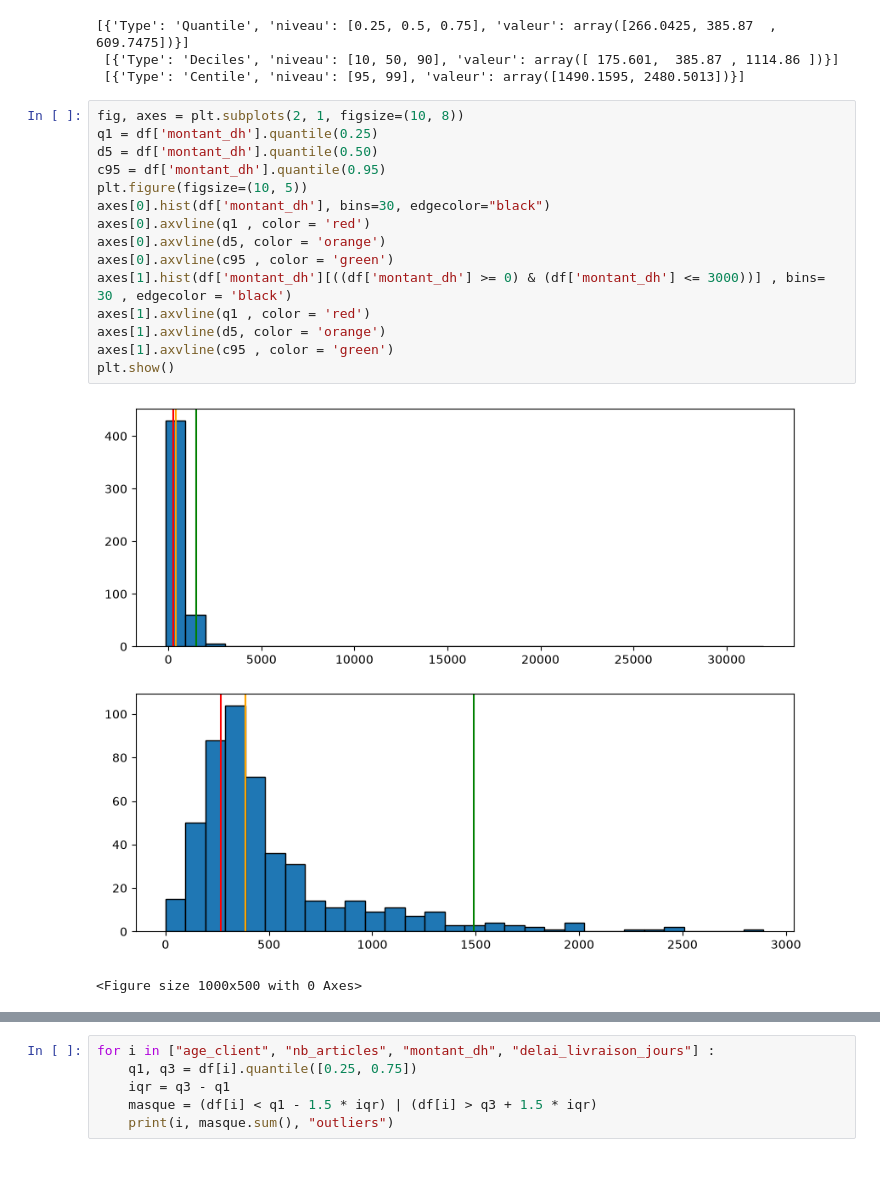
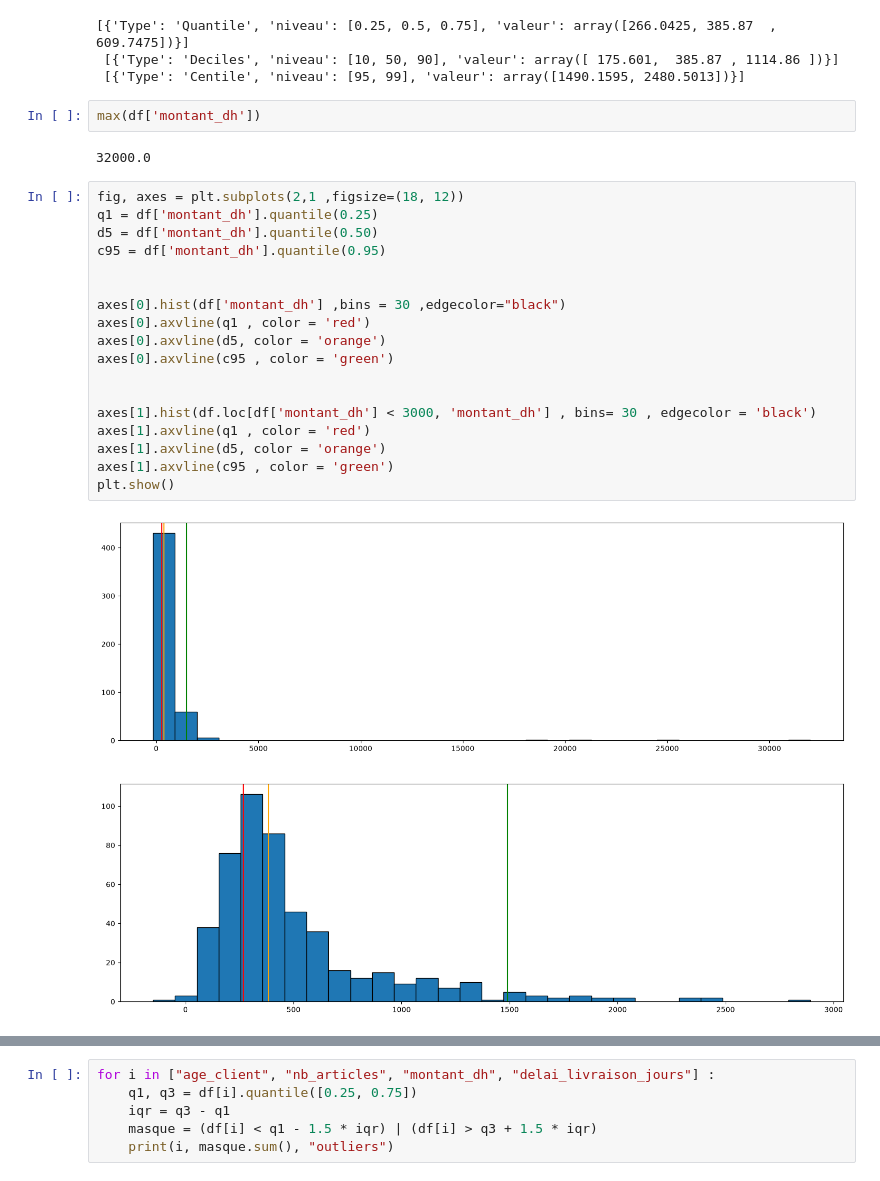
Before and after one commit to damghiziyad-hash/Analyse-des-commandes-et-des-messages-clients-de-MarocShop, a Jupyter notebook: notebooks/net_cmd.ipynb, the cells around one changed output, grey strips where cells are left out. Saved outputs shown, nothing was run; the diff lists cells and outputs as text.

```diff
--- a/notebooks/net_cmd.ipynb
+++ b/notebooks/net_cmd.ipynb
@@ -316,21 +330,27 @@ print(resultat_q , '\n' , resultat_d , '\n' , resultat_c )
 [{'Type': 'Quantile', 'niveau': [0.25, 0.5, 0.75], 'valeur': array([266.0425, 385.87  , 609.7475])}]
  [{'Type': 'Deciles', 'niveau': [10, 50, 90], 'valeur': array([ 175.601,  385.87 , 1114.86 ])}]
  [{'Type': 'Centile', 'niveau': [95, 99], 'valeur': array([1490.1595, 2480.5013])}]
+# %%
+max(df['montant_dh'])
+# %% [output]
+32000.0
 # %%
-fig, axes = plt.subplots(2, 1, figsize=(10, 8))
+fig, axes = plt.subplots(2,1 ,figsize=(18, 12))
 q1 = df['montant_dh'].quantile(0.25)
 d5 = df['montant_dh'].quantile(0.50)
 c95 = df['montant_dh'].quantile(0.95)
-plt.figure(figsize=(10, 5))
-axes[0].hist(df['montant_dh'], bins=30, edgecolor="black")
+
+
+axes[0].hist(df['montant_dh'] ,bins = 30 ,edgecolor="black")
 axes[0].axvline(q1 , color = 'red')
 axes[0].axvline(d5, color = 'orange')
 axes[0].axvline(c95 , color = 'green')
-axes[1].hist(df['montant_dh'][((df['montant_dh'] >= 0) & (df['montant_dh'] <= 3000))] , bins= 30 , edgecolor = 'black')
+
+
+axes[1].hist(df.loc[df['montant_dh'] < 3000, 'montant_dh'] , bins= 30 , edgecolor = 'black')
 axes[1].axvline(q1 , color = 'red')
 axes[1].axvline(d5, color = 'orange')
 axes[1].axvline(c95 , color = 'green')
 plt.show()
 # %% [output]
-[figure, old version]
+[figure, new version]
-<Figure size 1000x500 with 0 Axes>
```
Also changed, not shown: parts of 11 cells of this notebook, 1 other file.
